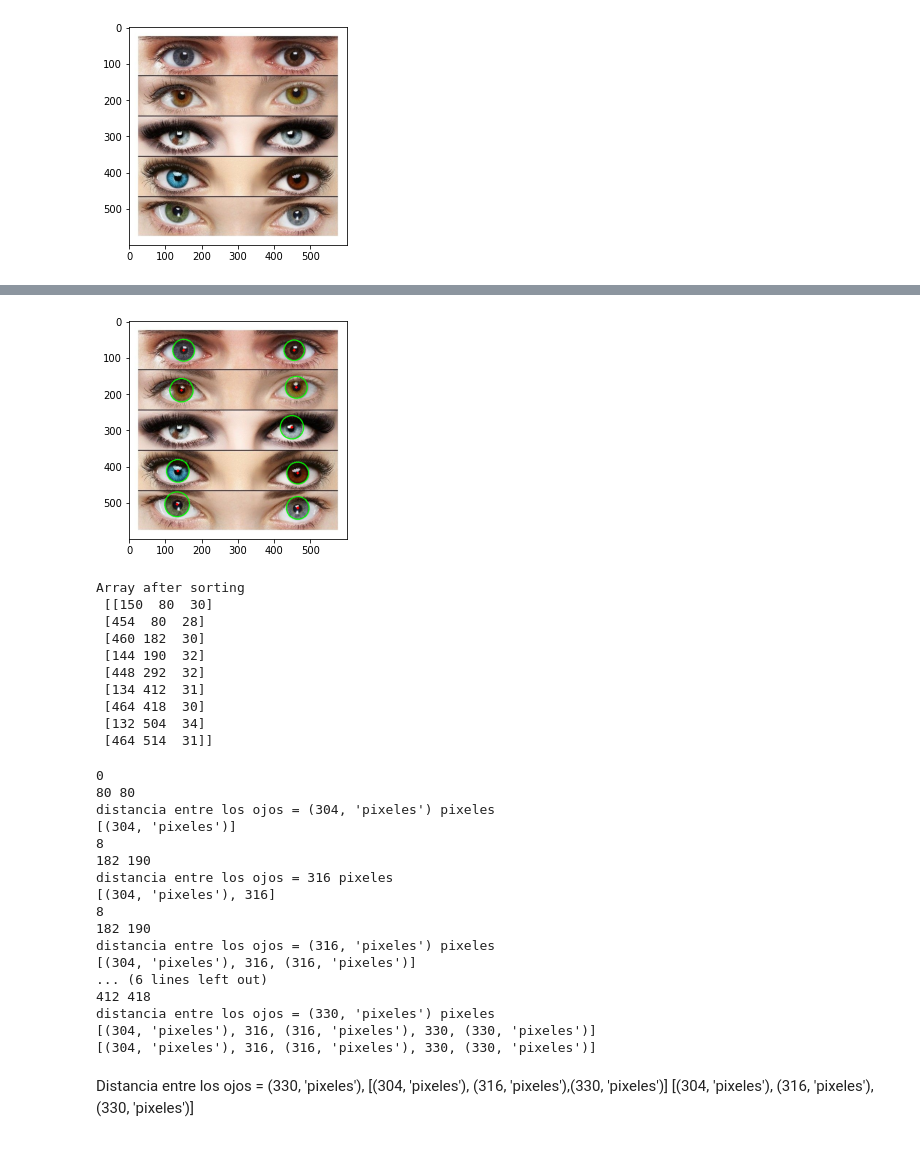
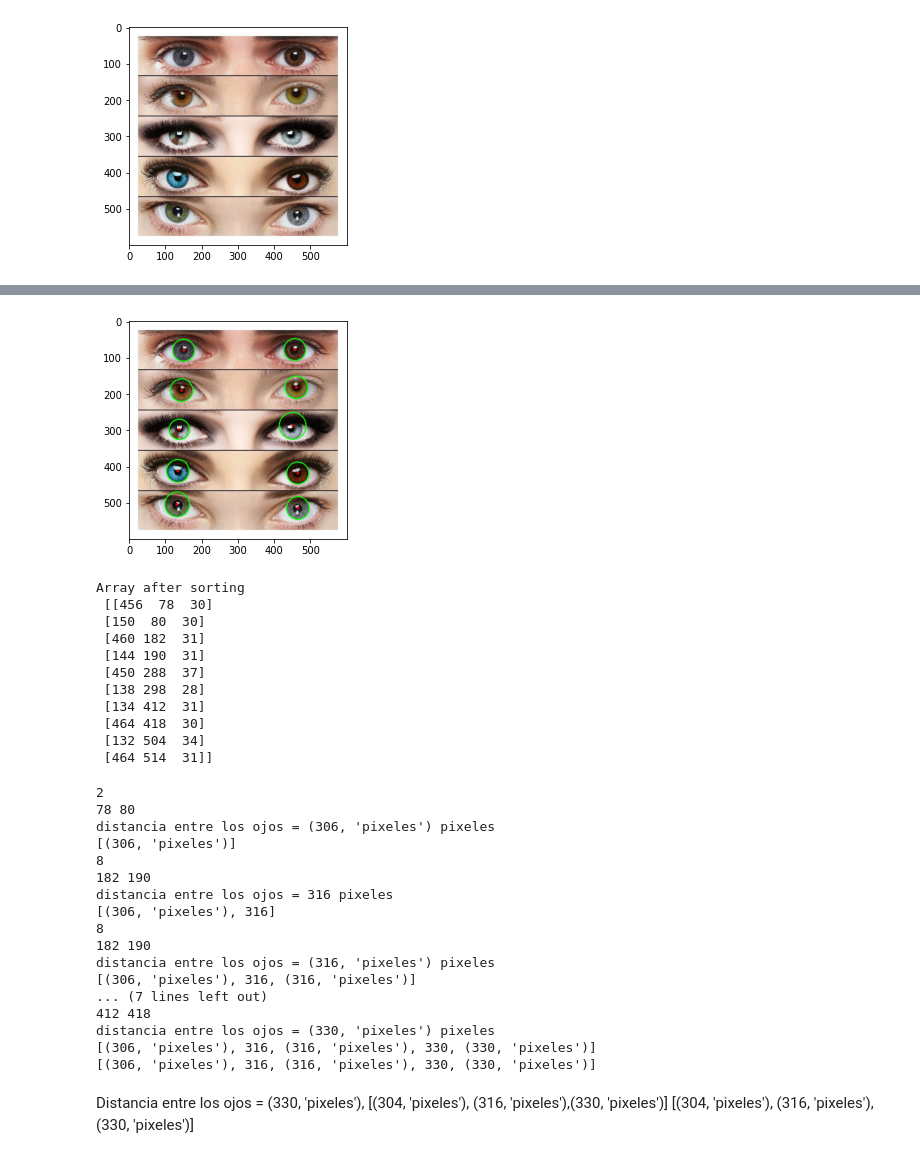
Before and after one commit to Oks11111/TP_Entrega_vision_por_computadora_1, a Jupyter notebook: TP3.ipynb, the cells around one changed output, grey strips where cells are left out. Saved outputs shown, nothing was run; the diff lists cells and outputs as text; code cells hidden in the pictures.

```diff
--- a/TP3.ipynb
+++ b/TP3.ipynb
@@ -33,35 +56,37 @@ plt.show()
 # %%
 # Obtenemos los círculos por la transformada de Hough
 # (imagen en grises, método, flag de resolución del acumulador, dist mín entre centros de círculos
 # umbral alto de Canny, umbral del acumulador, radio_min, radio_max)
 #===================================================================
 img_out = img.copy()
 circles=[]
-circles = cv.HoughCircles(gray,cv.HOUGH_GRADIENT,1,minDist=70,param1=110,param2=40,minRadius=12,maxRadius=50)
+#circles = cv.HoughCircles(gray,cv.HOUGH_GRADIENT,1,minDist=70,param1=110,param2=40,minRadius=12,maxRadius=50)
+circles = cv.HoughCircles(gray,cv.HOUGH_GRADIENT,1,minDist=40,param1=120,param2=34,minRadius=15,maxRadius=54)
 circles = np.uint16(np.around(circles))
 for i in circles[0,:]:
     # Dibujamos el círculo externo
     cv.circle(img_out,(i[0],i[1]),i[2],(0,255,0),2)
     # Dibujamos el centro del círculo
     cv.circle(img_out,(i[0],i[1]),2,(0,0,255),3)
 #cv.imshow('detected circles',img_out)
 #cv.waitKey(0)
 #cv.destroyAllWindows()
 plt.imshow(img_out[:,:,::-1])
 plt.show()
 # %% [output]
-[figure, old version]
+[figure, new version]
 # %%
 circles_1=circles[0]
 sorted=circles_1[circles_1[:,1].argsort()]
 print("Array after sorting\n",sorted)
 # %% [output]
 Array after sorting
- [[150  80  30]
- [454  80  28]
- [460 182  30]
- [144 190  32]
- [448 292  32]
+ [[456  78  30]
+ [150  80  30]
+ [460 182  31]
+ [144 190  31]
+ [450 288  37]
+ [138 298  28]
  [134 412  31]
  [464 418  30]
  [132 504  34]
@@ -84,23 +109,23 @@ for i in range(0,(sorted.shape[0]-2)):
         calc.append(dist_)
     print(calc)
 # %% [output]
-0
-80 80
-distancia entre los ojos = (304, 'pixeles') pixeles
-[(304, 'pixeles')]
+2
+78 80
+distancia entre los ojos = (306, 'pixeles') pixeles
+[(306, 'pixeles')]
 8
 182 190
 distancia entre los ojos = 316 pixeles
-[(304, 'pixeles'), 316]
+[(306, 'pixeles'), 316]
 8
 182 190
 distancia entre los ojos = (316, 'pixeles') pixeles
-[(304, 'pixeles'), 316, (316, 'pixeles')]
-... (6 lines left out)
+[(306, 'pixeles'), 316, (316, 'pixeles')]
+... (7 lines left out)
 412 418
 distancia entre los ojos = (330, 'pixeles') pixeles
-[(304, 'pixeles'), 316, (316, 'pixeles'), 330, (330, 'pixeles')]
-[(304, 'pixeles'), 316, (316, 'pixeles'), 330, (330, 'pixeles')]
+[(306, 'pixeles'), 316, (316, 'pixeles'), 330, (330, 'pixeles')]
+[(306, 'pixeles'), 316, (316, 'pixeles'), 330, (330, 'pixeles')]
 # %% [markdown]
 Distancia entre los ojos =
 (330, 'pixeles'),
```
Also changed, not shown: parts of 6 cells of this notebook, 2 other files.
